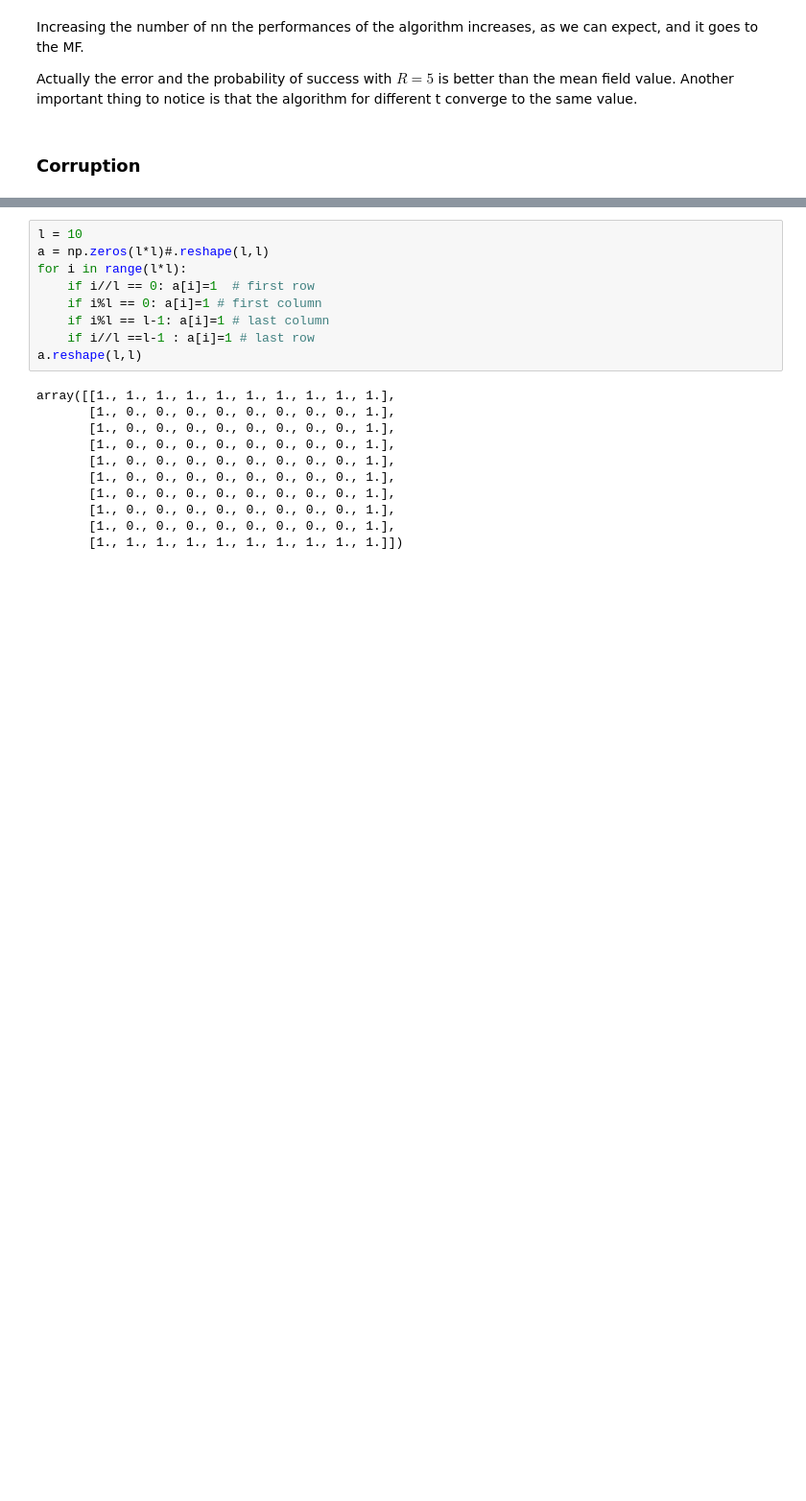
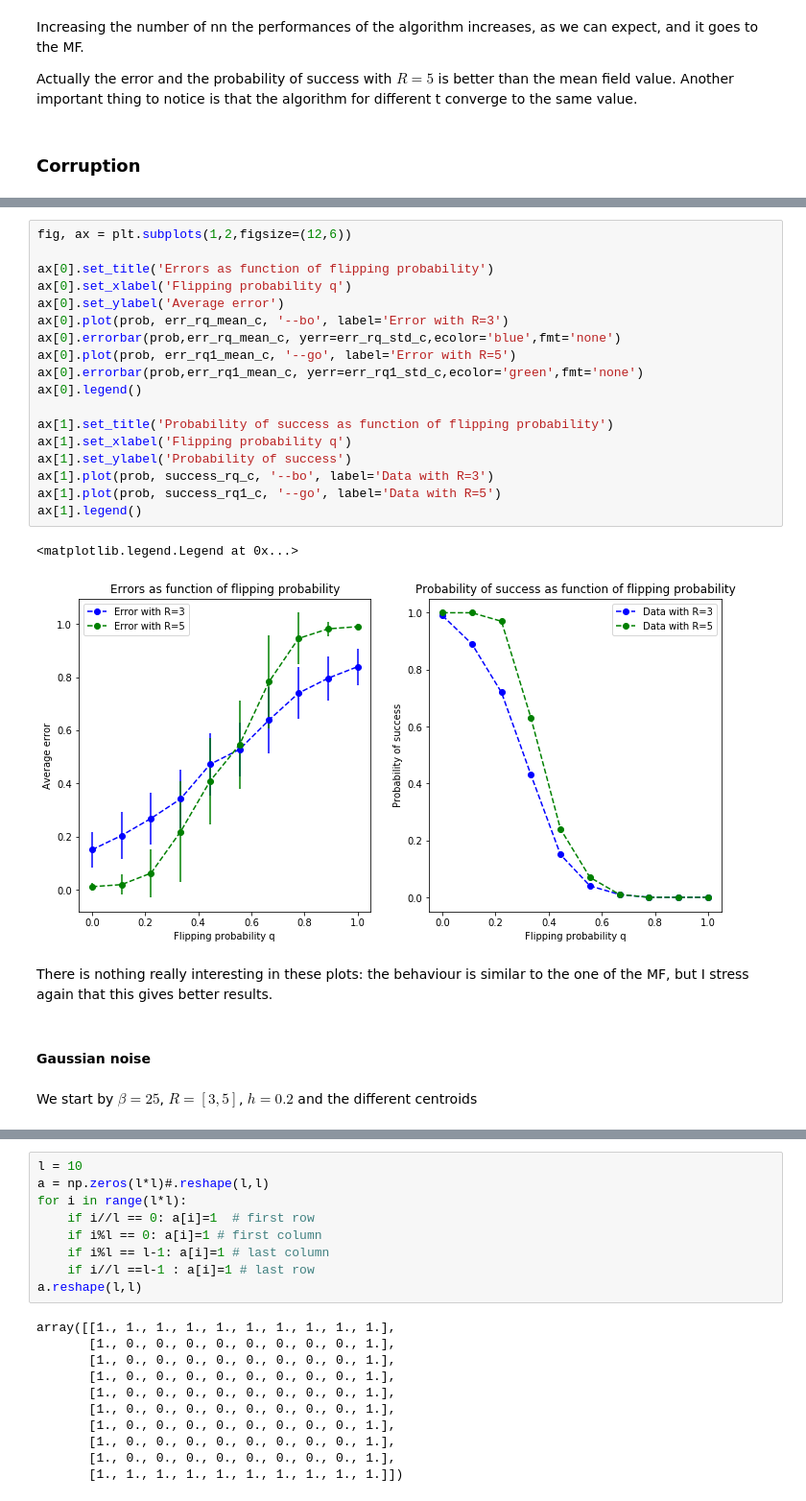
Before and after one commit to mballarin97/Hopfield-project, a Jupyter notebook: Montecarlo.ipynb, the cells around one changed output, grey strips where cells are left out. Shown at 96% size. Cells and saved outputs as stored; diff of their text form; blank space fills up the shorter version.

```diff
--- a/Montecarlo.ipynb
+++ b/Montecarlo.ipynb
@@ -705,0 +767,27 @@ The algorithm recognised the pattern 4 and the correct pattern is 3
+# %%
+fig, ax = plt.subplots(1,2,figsize=(12,6))
+
+ax[0].set_title('Errors as function of flipping probability')
+ax[0].set_xlabel('Flipping probability q')
+ax[0].set_ylabel('Average error')
+ax[0].plot(prob, err_rq_mean_c, '--bo', label='Error with R=3')
+ax[0].errorbar(prob,err_rq_mean_c, yerr=err_rq_std_c,ecolor='blue',fmt='none')
+ax[0].plot(prob, err_rq1_mean_c, '--go', label='Error with R=5')
+ax[0].errorbar(prob,err_rq1_mean_c, yerr=err_rq1_std_c,ecolor='green',fmt='none')
+ax[0].legend()
+
+ax[1].set_title('Probability of success as function of flipping probability')
+ax[1].set_xlabel('Flipping probability q')
+ax[1].set_ylabel('Probability of success')
+ax[1].plot(prob, success_rq_c, '--bo', label='Data with R=3')
+ax[1].plot(prob, success_rq1_c, '--go', label='Data with R=5')
+ax[1].legend()
+# %% [output]
+<matplotlib.legend.Legend at 0x...>
+[figure, added]
+# %% [markdown]
+There is nothing really interesting in these plots: the behaviour is similar to the one of the MF, but I stress again that this gives better results.
+# %% [markdown]
+#### Gaussian noise
+# %% [markdown]
+We start by $\beta=25$, $R=[3,5]$, $h=0.2$ and the different centroids
```
Also changed, not shown: parts of 19 cells of this notebook, 3 other files.
